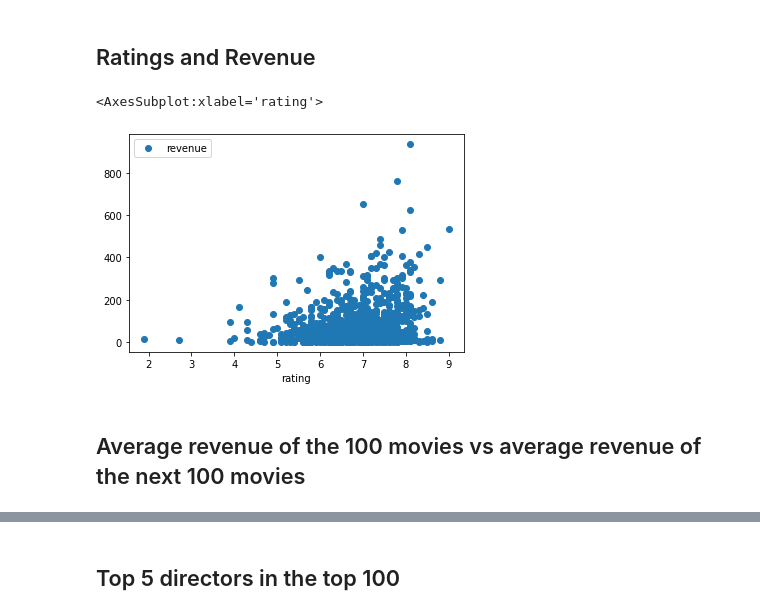
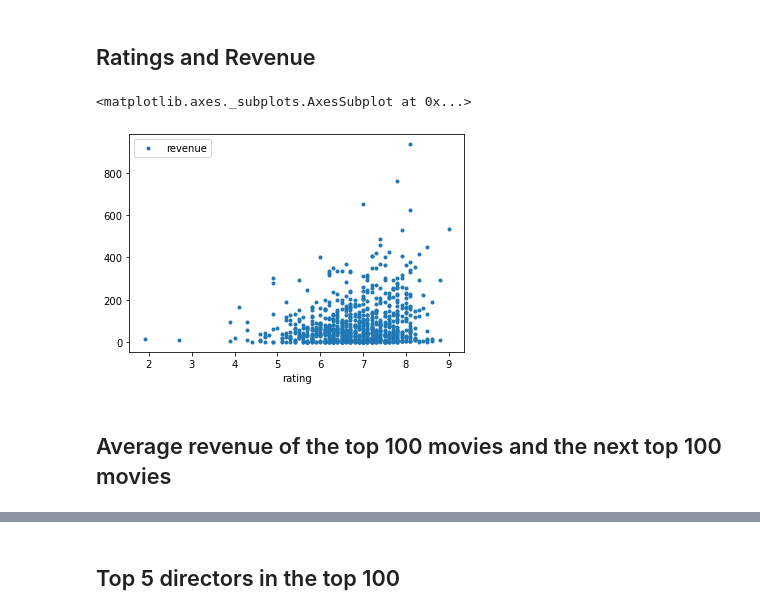
Before and after one commit to com-480-data-visualization/data-visualization-project-2021-datavizards, a Jupyter notebook: IMDB Preprocessing.ipynb, the cells around one changed output, grey strips where cells are left out. Saved outputs shown, nothing was run; the diff lists cells and outputs as text; code cells hidden in the pictures.

Commit message:
Add dataset and update pre-processing nb

```diff
--- a/IMDB Preprocessing.ipynb
+++ b/IMDB Preprocessing.ipynb
@@ -4,5 +7,6 @@ import pandas as pd
 # %%
-df = pd.read_csv('data/imdb.csv')
+# Read the dataset
+df = pd.read_csv('data/primary_dataset.csv')
 df.head()
 # %% [output]
 |  | Rank | Title | Genre | Description | Director | Actors | Year | Runtime (Minutes) | Rating | ... |
@@ -45,12 +49,12 @@ df.describe()
 # %% [markdown]
 ## Ratings and Revenue
 # %%
-df.plot(x="rating", y="revenue", style="o")
+df.plot(x="rating", y="revenue", style=".")
 # %% [output]
-<AxesSubplot:xlabel='rating'>
+<matplotlib.axes._subplots.AxesSubplot at 0x...>
-[figure, old version]
+[figure, new version]
 # %% [markdown]
-## Average revenue of the 100 movies vs average revenue of the next 100 movies
+## Average revenue of the top 100 movies and the next top 100 movies
 # %%
 print("Average revenue of the top 100 movies:", df.head(100).revenue.mean())
 print("Average revenue of the top 100-200 movies:", df.head(200).tail(100).revenue.mean())
```
Also changed, not shown: parts of 9 cells of this notebook, 2 other files.
